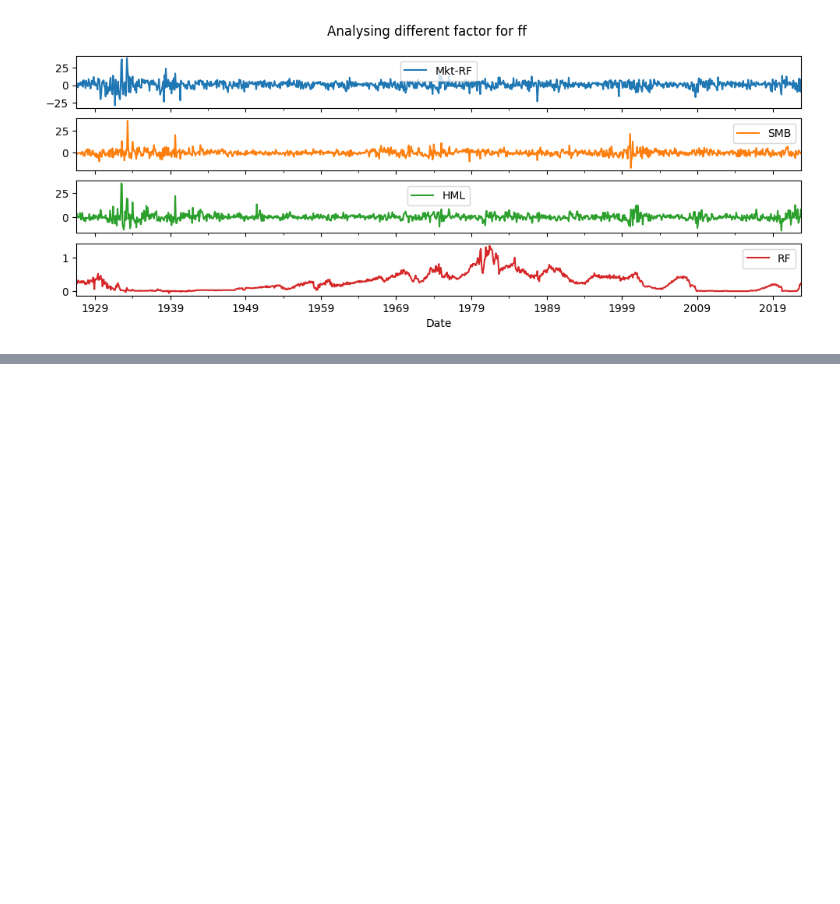
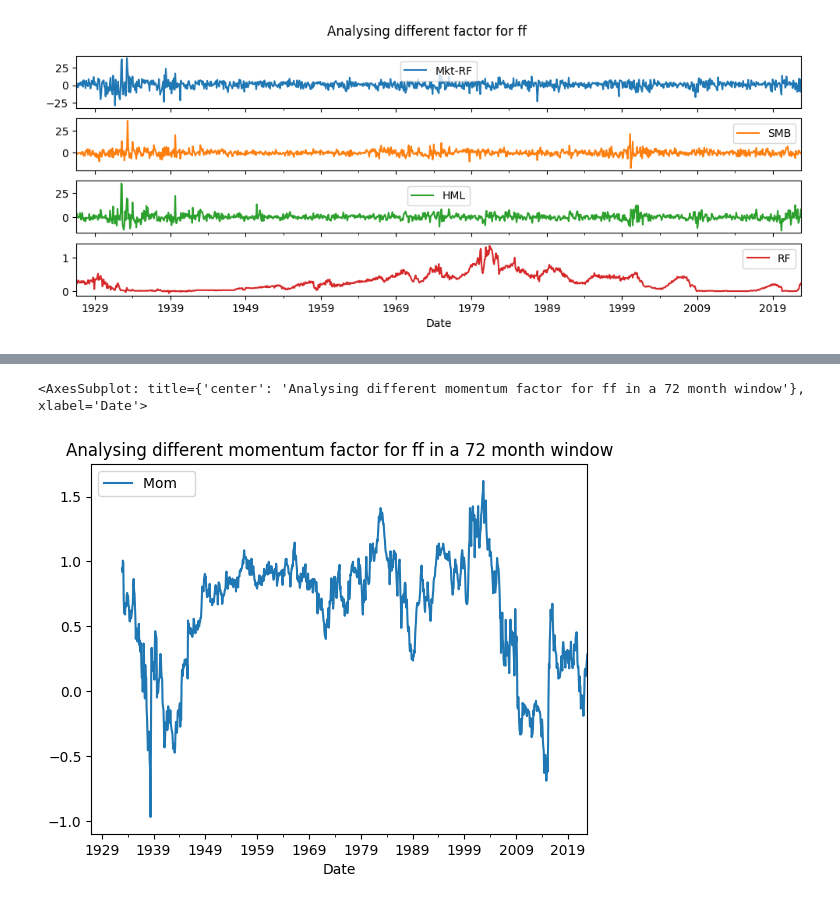
Before and after one commit to leoneleo/risk_factor_model, a Jupyter notebook: risk_model.ipynb, the cells around one changed output, grey strips where cells are left out. Saved outputs shown, nothing was run; the diff lists cells and outputs as text; code cells hidden in the pictures; blank space fills up the shorter version.

```diff
--- a/risk_model.ipynb
+++ b/risk_model.ipynb
@@ -90,0 +91,4 @@ NameError: name 'matplotlib' is not defined
+# %%
+# Loading another DF for the momentum
+ff_mom_df= pandas_datareader.famafrench.FamaFrenchReader('F-F_Momentum_Factor',freq='M', start=start).read()[0]
+ff_mom_df.head()
@@ -90,0 +103,5 @@ NameError: name 'matplotlib' is not defined
+# %%
+ff_mom_df.rolling(72).mean().plot( title="Analysing different momentum factor for ff in a 72 month window")
+# %% [output]
+<AxesSubplot: title={'center': 'Analysing different momentum factor for ff in a 72 month window'}, xlabel='Date'>
+[figure, added]
```
Also changed, not shown: parts of 9 cells of this notebook, 1 other file.
